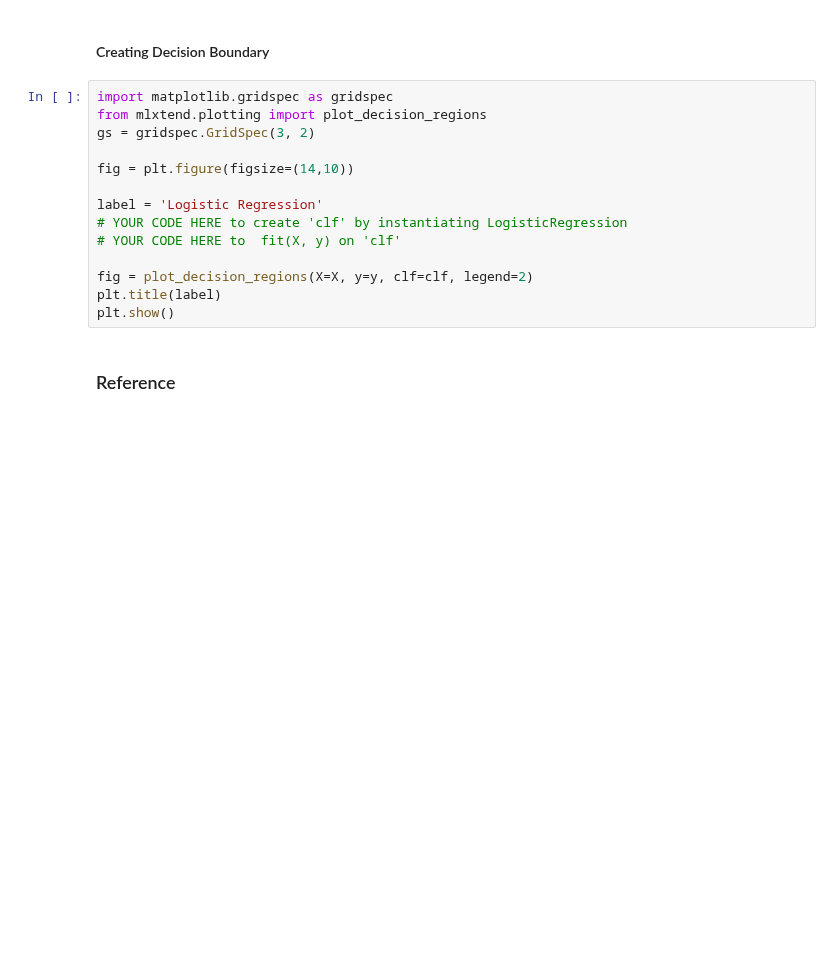
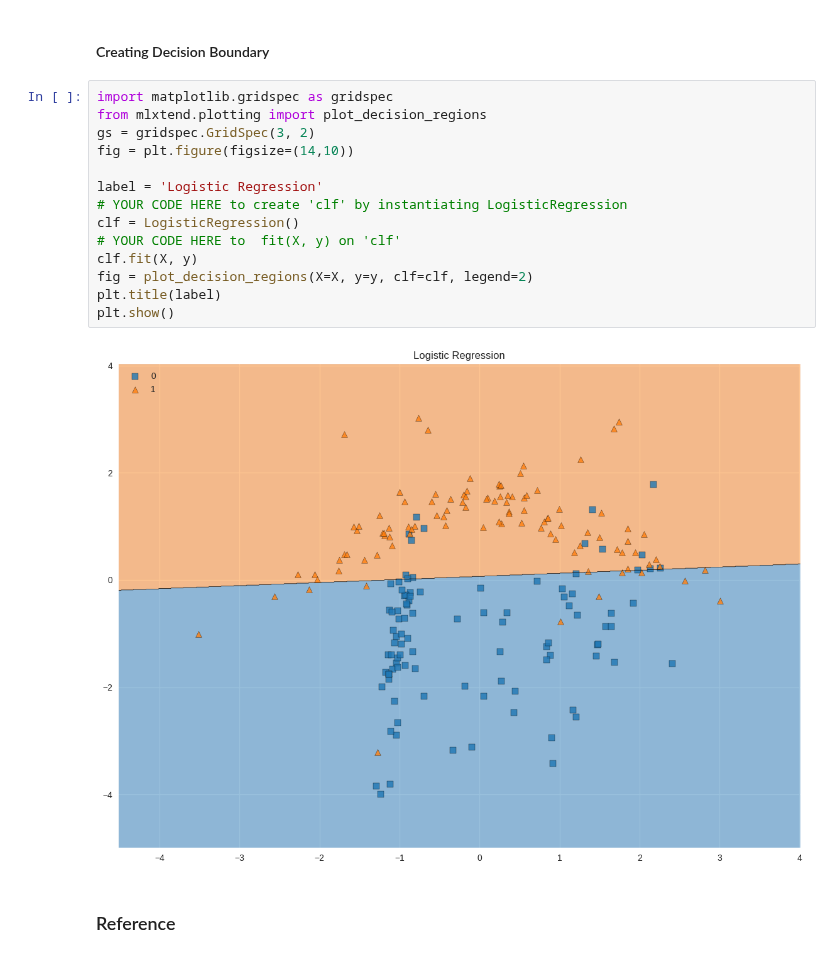
Before and after one commit to deepakk7195/IISC_CDS_DS, a Jupyter notebook: AST_03_BinaryClassification_and_PerformanceMetrics.ipynb, the cells around one changed output. Drawn from its saved outputs; the diff is of its cells as text; blank space fills up the shorter version.

```diff
--- a/AST_03_BinaryClassification_and_PerformanceMetrics.ipynb
+++ b/AST_03_BinaryClassification_and_PerformanceMetrics.ipynb
@@ -610,17 +624,19 @@ X, y = make_classification(n_samples=200, n_features=2, n_informative=2, n_redun
 # %%
 import matplotlib.gridspec as gridspec
 from mlxtend.plotting import plot_decision_regions
 gs = gridspec.GridSpec(3, 2)
-
 fig = plt.figure(figsize=(14,10))
 
 label = 'Logistic Regression'
 # YOUR CODE HERE to create 'clf' by instantiating LogisticRegression
+clf = LogisticRegression()
 # YOUR CODE HERE to  fit(X, y) on 'clf'
-
+clf.fit(X, y)
 fig = plot_decision_regions(X=X, y=y, clf=clf, legend=2)
 plt.title(label)
 plt.show()
+# %% [output]
+[figure, added]
 # %% [markdown]
 ### Reference
 # %% [markdown]
```
Also changed, not shown: parts of 12 cells of this notebook.
